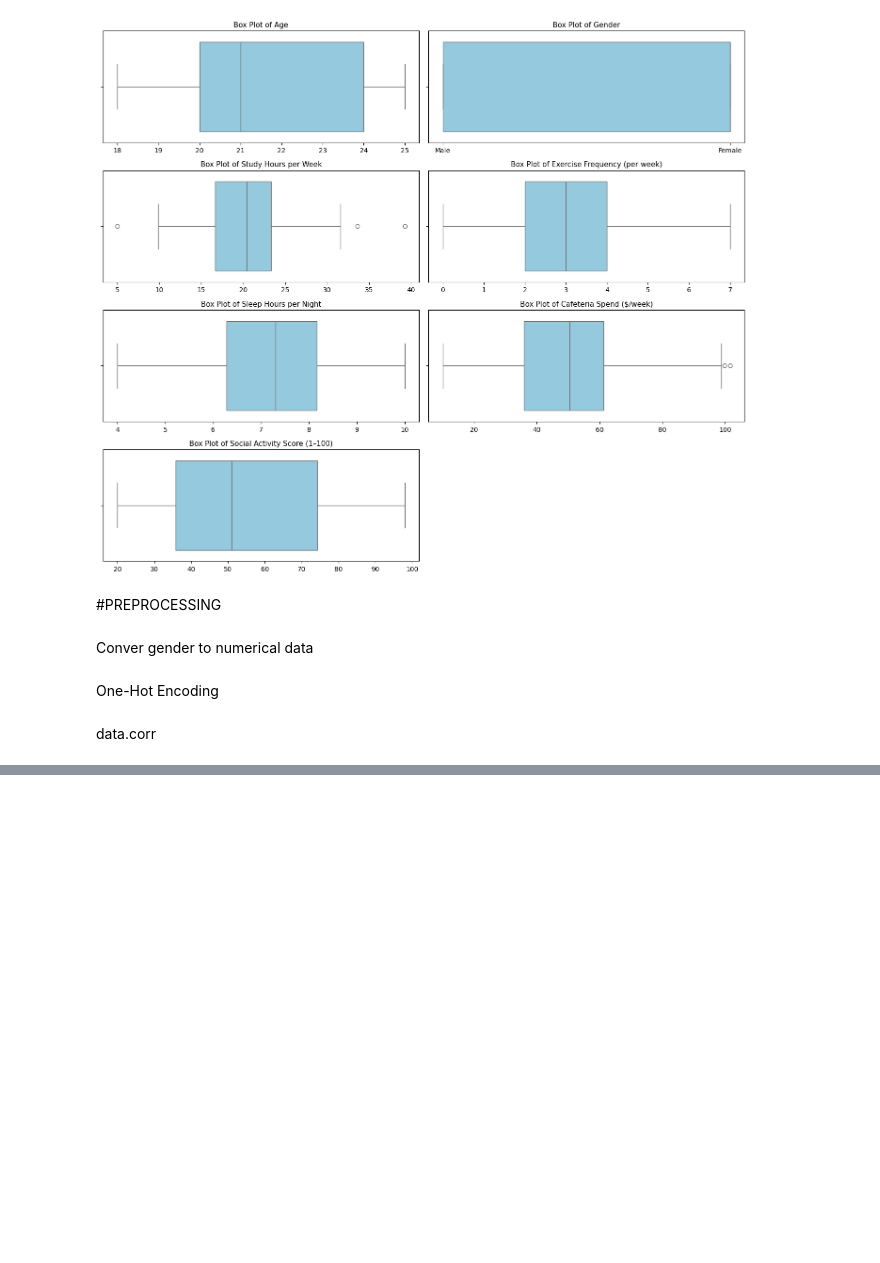
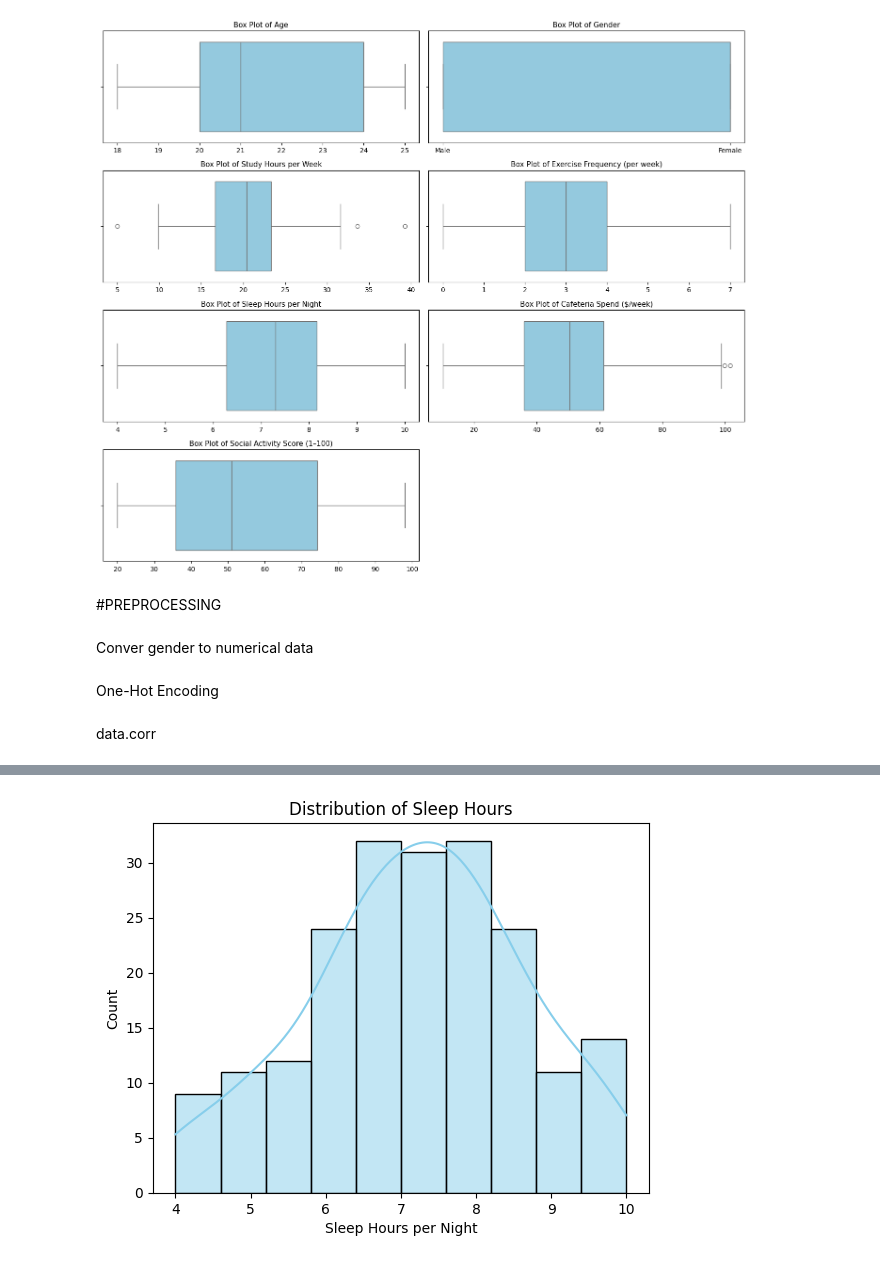
Before and after one commit to Mainabryan/Student-life-segmentation, a Jupyter notebook: Student_life_segmentation.ipynb, the cells around one changed output, grey strips where cells are left out. Saved outputs shown, nothing was run; the diff lists cells and outputs as text; code cells hidden in the pictures; blank space fills up the shorter version.

```diff
--- a/Student_life_segmentation.ipynb
+++ b/Student_life_segmentation.ipynb
@@ -185,0 +243,6 @@ data.corr()
+# %%
+sns.histplot(data["Sleep Hours per Night"], kde=True, color="skyblue")
+plt.title("Distribution of Sleep Hours")
+plt.show()
+# %% [output]
+[figure, added]
```
Also changed, not shown: parts of 9 cells of this notebook.
